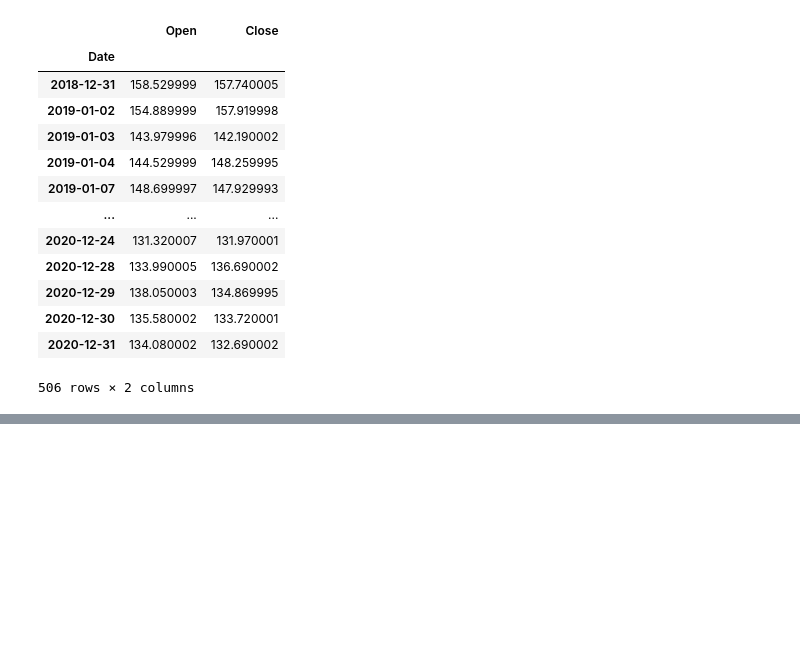
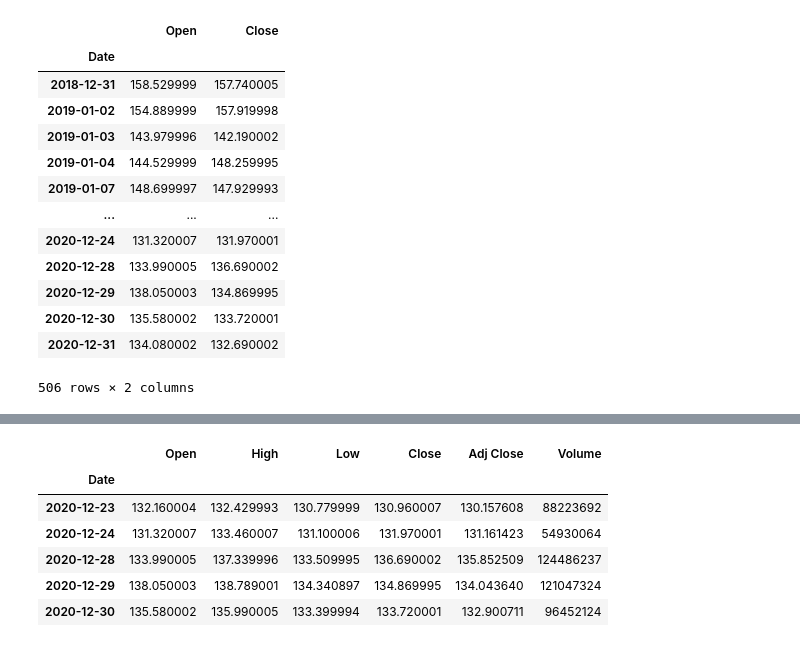
Before and after one commit to yongghongg/stock-screener, a Jupyter notebook: 07_pandas_df_tutorial_medium.ipynb, the cells around one changed output, grey strips where cells are left out. Saved outputs shown, nothing was run; the diff lists cells and outputs as text; code cells hidden in the pictures; blank space fills up the shorter version.

Commit message:
[edit] added df.drop

```diff
--- a/07_pandas_df_tutorial_medium.ipynb
+++ b/07_pandas_df_tutorial_medium.ipynb
@@ -169,0 +187,10 @@ df[['Open', 'Close']]
+# %%
+df.drop('2020-12-31').tail()
+# %% [output]
+|  | Open | High | Low | Close | Adj Close | Volume |
+| Date |  |  |  |  |  |  |
+| 2020-12-23 | 132.160004 | 132.429993 | 130.779999 | 130.960007 | 130.157608 | 88223692 |
+| 2020-12-24 | 131.320007 | 133.460007 | 131.100006 | 131.970001 | 131.161423 | 54930064 |
+| 2020-12-28 | 133.990005 | 137.339996 | 133.509995 | 136.690002 | 135.852509 | 124486237 |
+| 2020-12-29 | 138.050003 | 138.789001 | 134.340897 | 134.869995 | 134.043640 | 121047324 |
+| 2020-12-30 | 135.580002 | 135.990005 | 133.399994 | 133.720001 | 132.900711 | 96452124 |
```
Also changed, not shown: parts of 6 cells of this notebook.
